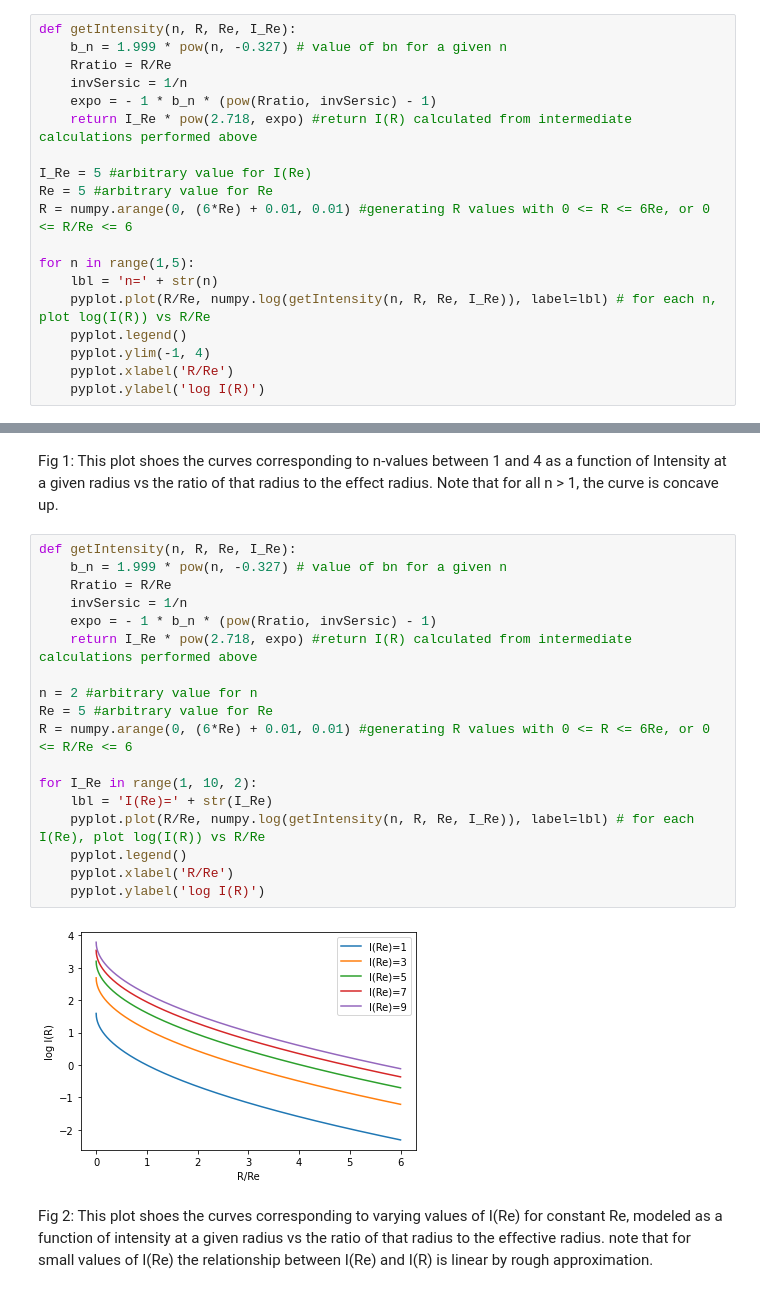
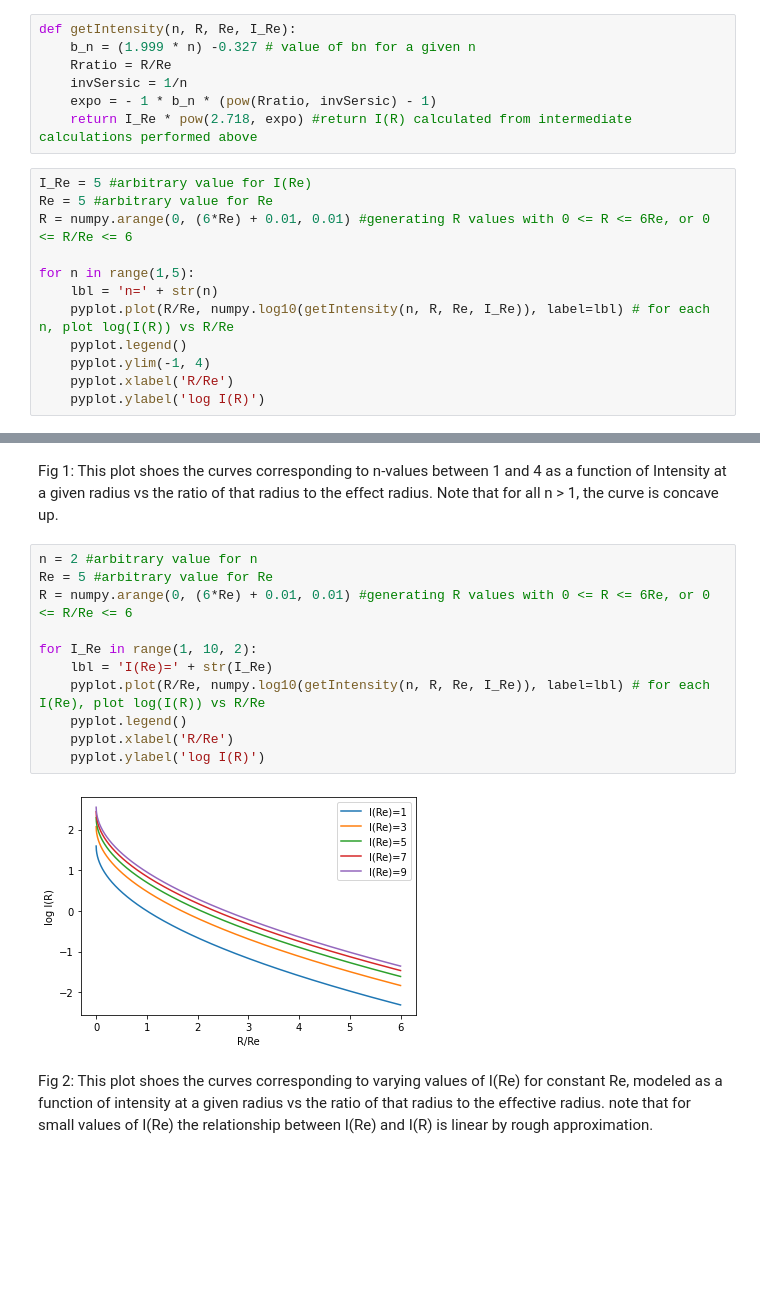
Before and after one commit to FreemanSpray/GOGREEN-Research, a Jupyter notebook: Notebooks/Sersic Functions.ipynb, the cells around one changed output, grey strips where cells are left out. Drawn from its saved outputs; the diff is of its cells as text; blank space fills up the shorter version.

```diff
--- a/Notebooks/Sersic Functions.ipynb
+++ b/Notebooks/Sersic Functions.ipynb
@@ -1,21 +1,21 @@
 # %%
 import numpy as numpy
 from matplotlib import pyplot as pyplot
+# %%
+def getIntensity(n, R, Re, I_Re):
+    b_n = (1.999 * n) -0.327 # value of bn for a given n
+    Rratio = R/Re
+    invSersic = 1/n
+    expo = - 1 * b_n * (pow(Rratio, invSersic) - 1)
+    return I_Re * pow(2.718, expo) #return I(R) calculated from intermediate calculations performed above
 # %%
-def getIntensity(n, R, Re, I_Re):
-    b_n = 1.999 * pow(n, -0.327) # value of bn for a given n
-    Rratio = R/Re
-    invSersic = 1/n
-    expo = - 1 * b_n * (pow(Rratio, invSersic) - 1)
-    return I_Re * pow(2.718, expo) #return I(R) calculated from intermediate calculations performed above
-
 I_Re = 5 #arbitrary value for I(Re)
 Re = 5 #arbitrary value for Re
 R = numpy.arange(0, (6*Re) + 0.01, 0.01) #generating R values with 0 <= R <= 6Re, or 0 <= R/Re <= 6
 
 for n in range(1,5):
     lbl = 'n=' + str(n)
-    pyplot.plot(R/Re, numpy.log(getIntensity(n, R, Re, I_Re)), label=lbl) # for each n, plot log(I(R)) vs R/Re
+    pyplot.plot(R/Re, numpy.log10(getIntensity(n, R, Re, I_Re)), label=lbl) # for each n, plot log(I(R)) vs R/Re
     pyplot.legend()
     pyplot.ylim(-1, 4)
     pyplot.xlabel('R/Re')
@@ -25,25 +25,18 @@ for n in range(1,5):
 # %% [markdown]
 Fig 1: This plot shoes the curves corresponding to n-values between 1 and 4 as a function of Intensity at a given radius vs the ratio of that radius to the effect radius. Note that for all n > 1, the curve is concave up.
 # %%
-def getIntensity(n, R, Re, I_Re):
-    b_n = 1.999 * pow(n, -0.327) # value of bn for a given n
-    Rratio = R/Re
-    invSersic = 1/n
-    expo = - 1 * b_n * (pow(Rratio, invSersic) - 1)
-    return I_Re * pow(2.718, expo) #return I(R) calculated from intermediate calculations performed above
-
 n = 2 #arbitrary value for n
 Re = 5 #arbitrary value for Re
 R = numpy.arange(0, (6*Re) + 0.01, 0.01) #generating R values with 0 <= R <= 6Re, or 0 <= R/Re <= 6
 
 for I_Re in range(1, 10, 2):
     lbl = 'I(Re)=' + str(I_Re)
-    pyplot.plot(R/Re, numpy.log(getIntensity(n, R, Re, I_Re)), label=lbl) # for each I(Re), plot log(I(R)) vs R/Re
+    pyplot.plot(R/Re, numpy.log10(getIntensity(n, R, Re, I_Re)), label=lbl) # for each I(Re), plot log(I(R)) vs R/Re
     pyplot.legend()
     pyplot.xlabel('R/Re')
     pyplot.ylabel('log I(R)')
 # %% [output]
-[figure, old version]
+[figure, new version]
 # %% [markdown]
 Fig 2: This plot shoes the curves corresponding to varying values of I(Re) for constant Re, modeled as a function of intensity at a given radius vs the ratio of that radius to the effective radius. note that for small values of I(Re) the relationship between I(Re) and I(R) is linear by rough approximation.
 # %%
```
Also changed, not shown: parts of 2 cells of this notebook.
